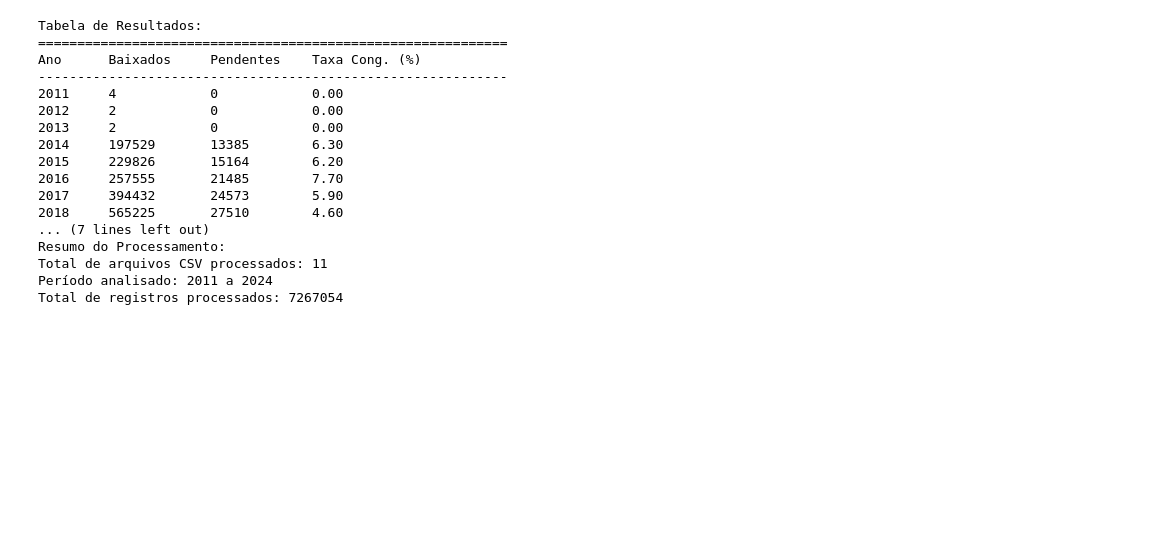
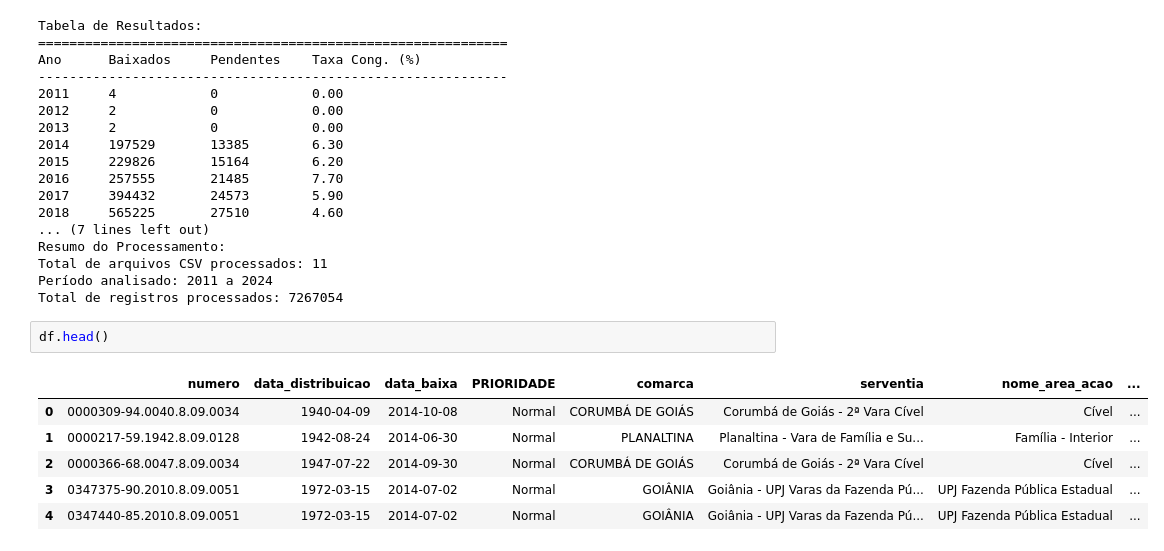
Before and after one commit to dvjuliocesar/TJGO_Projeto7_TxCongGeral, a Jupyter notebook: tx_updated.ipynb, the cells around one changed output. Saved outputs shown, nothing was run; the diff lists cells and outputs as text; blank space fills up the shorter version.

```diff
--- a/tx_updated.ipynb
+++ b/tx_updated.ipynb
@@ -377,3 +283,12 @@ Resumo do Processamento:
 Total de arquivos CSV processados: 11
 Período analisado: 2011 a 2024
 Total de registros processados: 7267054
+# %%
+df.head()
+# %% [output]
+|  | numero | data_distribuicao | data_baixa | PRIORIDADE | comarca | serventia | nome_area_acao | ... |
+| 0 | 0000309-94.0040.8.09.0034 | 1940-04-09 | 2014-10-08 | Normal | CORUMBÁ DE GOIÁS | Corumbá de Goiás - 2ª Vara Cível | Cível | ... |
+| 1 | 0000217-59.1942.8.09.0128 | 1942-08-24 | 2014-06-30 | Normal | PLANALTINA | Planaltina - Vara de Família e Su... | Família - Interior | ... |
+| 2 | 0000366-68.0047.8.09.0034 | 1947-07-22 | 2014-09-30 | Normal | CORUMBÁ DE GOIÁS | Corumbá de Goiás - 2ª Vara Cível | Cível | ... |
+| 3 | 0347375-90.2010.8.09.0051 | 1972-03-15 | 2014-07-02 | Normal | GOIÂNIA | Goiânia - UPJ Varas da Fazenda Pú... | UPJ Fazenda Pública Estadual | ... |
+| 4 | 0347440-85.2010.8.09.0051 | 1972-03-15 | 2014-07-02 | Normal | GOIÂNIA | Goiânia - UPJ Varas da Fazenda Pú... | UPJ Fazenda Pública Estadual | ... |
```
Also changed, not shown: parts of 10 cells of this notebook.
